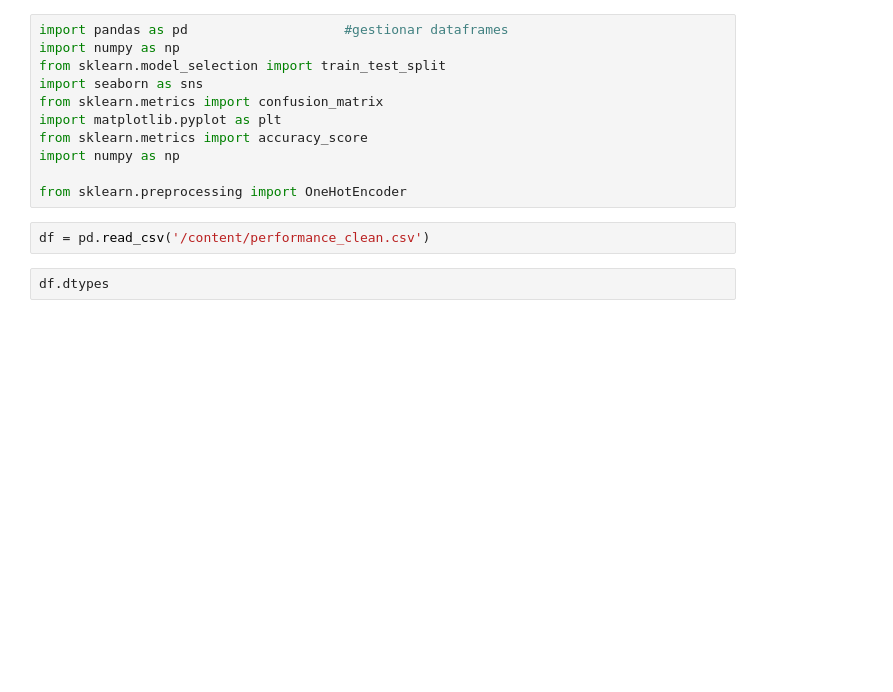
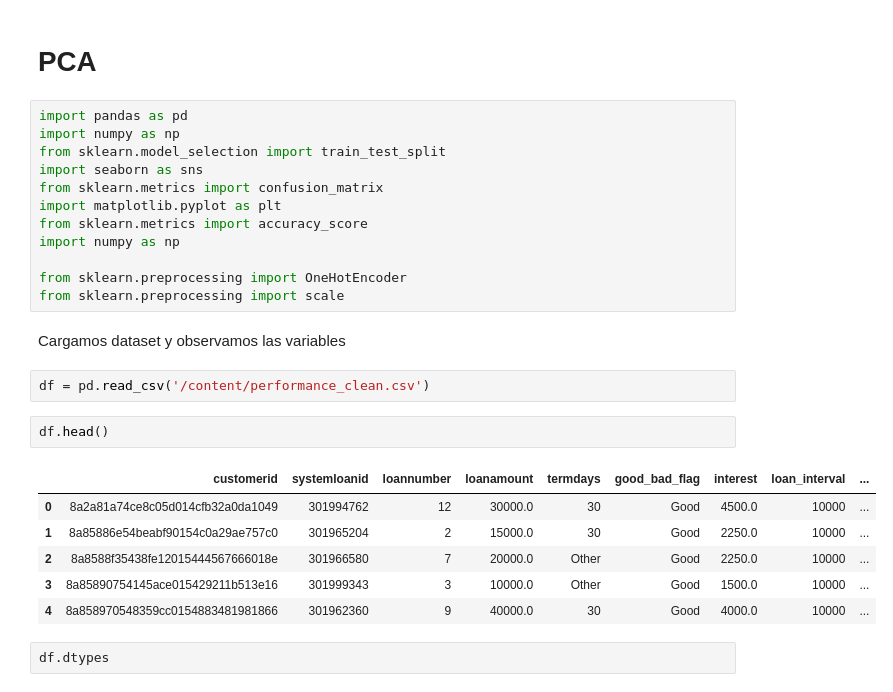
Before and after one commit to AlexPC23/DP3-Grupo-5, a Jupyter notebook: Notebook/PCA.ipynb, the cells around one changed output. Drawn from its saved outputs; the diff is of its cells as text; blank space fills up the shorter version.

```diff
--- a/Notebook/PCA.ipynb
+++ b/Notebook/PCA.ipynb
@@ -1,5 +1,7 @@
+# %% [markdown]
+# **PCA**
 # %%
-import pandas as pd                    #gestionar dataframes
+import pandas as pd
 import numpy as np
 from sklearn.model_selection import train_test_split
 import seaborn as sns
@@ -9,8 +11,20 @@ from sklearn.metrics import accuracy_score
 import numpy as np
 
 from sklearn.preprocessing import OneHotEncoder
+from sklearn.preprocessing import scale
+# %% [markdown]
+Cargamos dataset y observamos las variables
 # %%
 df = pd.read_csv('/content/performance_clean.csv')
+# %%
+df.head()
+# %% [output]
+|  | customerid | systemloanid | loannumber | loanamount | termdays | good_bad_flag | interest | loan_interval | ... |
+| 0 | 8a2a81a74ce8c05d014cfb32a0da1049 | 301994762 | 12 | 30000.0 | 30 | Good | 4500.0 | 10000 | ... |
+| 1 | 8a85886e54beabf90154c0a29ae757c0 | 301965204 | 2 | 15000.0 | 30 | Good | 2250.0 | 10000 | ... |
+| 2 | 8a8588f35438fe12015444567666018e | 301966580 | 7 | 20000.0 | Other | Good | 2250.0 | 10000 | ... |
+| 3 | 8a85890754145ace015429211b513e16 | 301999343 | 3 | 10000.0 | Other | Good | 1500.0 | 10000 | ... |
+| 4 | 8a858970548359cc0154883481981866 | 301962360 | 9 | 40000.0 | 30 | Good | 4000.0 | 10000 | ... |
 # %%
 df.dtypes
 # %% [output]
```
Also changed, not shown: parts of 23 cells of this notebook.
